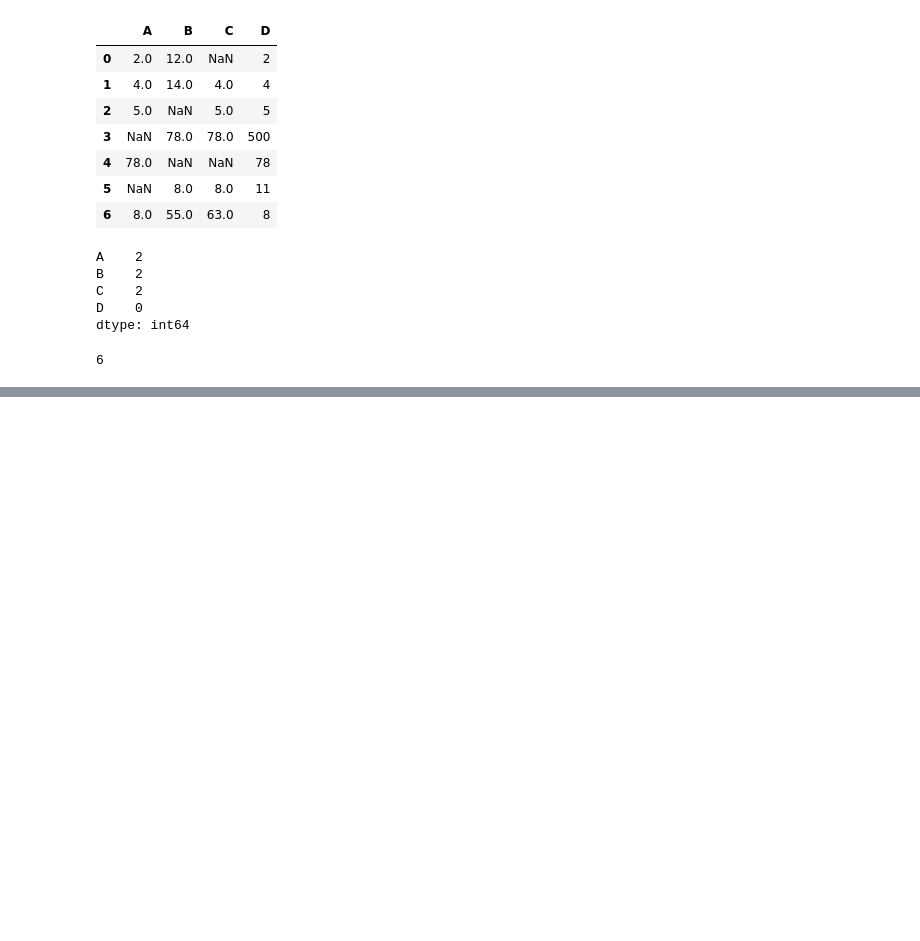
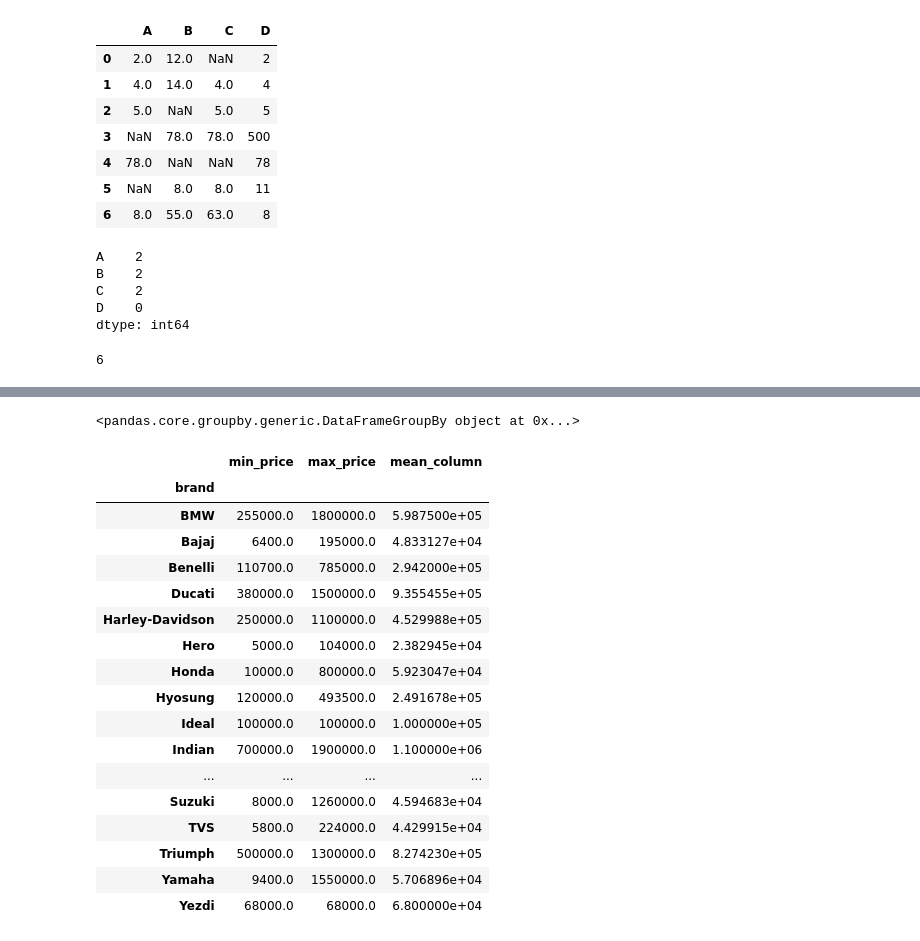
Before and after one commit to upflairs-pvt-ltd/18_june_DS, a Jupyter notebook: Pandas.ipynb, the cells around one changed output, grey strips where cells are left out. Cells and saved outputs as stored; diff of their text form; code cells hidden in the pictures; blank space fills up the shorter version.

```diff
--- a/Pandas.ipynb
+++ b/Pandas.ipynb
@@ -358,0 +577,26 @@ sample.isnull().sum().sum()
+# %%
+grouped = df.groupby('brand')
+grouped
+# %% [output]
+<pandas.core.groupby.generic.DataFrameGroupBy object at 0x...>
+# %%
+grouped['price'].agg(min_price='min',max_price='max',mean_column='mean')
+# %% [output]
+|  | min_price | max_price | mean_column |
+| brand |  |  |  |
+| BMW | 255000.0 | 1800000.0 | 5.987500e+05 |
+| Bajaj | 6400.0 | 195000.0 | 4.833127e+04 |
+| Benelli | 110700.0 | 785000.0 | 2.942000e+05 |
+| Ducati | 380000.0 | 1500000.0 | 9.355455e+05 |
+| Harley-Davidson | 250000.0 | 1100000.0 | 4.529988e+05 |
+| Hero | 5000.0 | 104000.0 | 2.382945e+04 |
+| Honda | 10000.0 | 800000.0 | 5.923047e+04 |
+| Hyosung | 120000.0 | 493500.0 | 2.491678e+05 |
+| Ideal | 100000.0 | 100000.0 | 1.000000e+05 |
+| Indian | 700000.0 | 1900000.0 | 1.100000e+06 |
+| ... | ... | ... | ... |
+| Suzuki | 8000.0 | 1260000.0 | 4.594683e+04 |
+| TVS | 5800.0 | 224000.0 | 4.429915e+04 |
+| Triumph | 500000.0 | 1300000.0 | 8.274230e+05 |
+| Yamaha | 9400.0 | 1550000.0 | 5.706896e+04 |
+| Yezdi | 68000.0 | 68000.0 | 6.800000e+04 |
```
Also changed, not shown: parts of 26 cells of this notebook, 1 other file.
